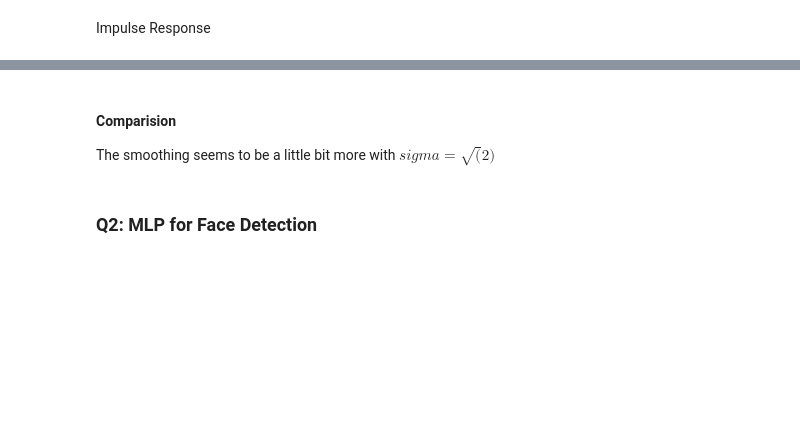
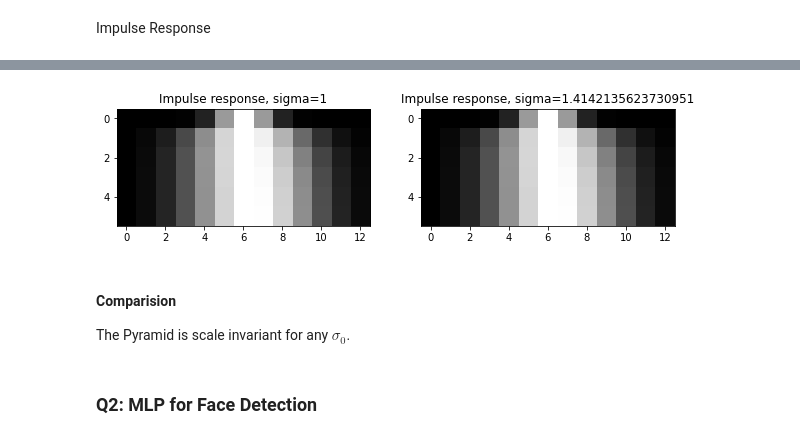
Before and after one commit to bhomaidan1990/Computer_Vision_Labs, a Jupyter notebook: CV_Lab_3.ipynb, the cells around one changed output, grey strips where cells are left out. Saved outputs shown, nothing was run; the diff lists cells and outputs as text; code cells hidden in the pictures; blank space fills up the shorter version.

Commit message:
Impulse Response Done.

```diff
--- a/CV_Lab_3.ipynb
+++ b/CV_Lab_3.ipynb
@@ -394,6 +215,61 @@ plt.show()
-# %% [markdown]
-#### Comparision
-The smoothing seems to be a little bit more with $sigma = \sqrt(2)$
+# %%
+#====================
+# Impulse Response
+#====================
+# Zeros 512x512 Black Image
+delta = np.zeros((512, 512), dtype=np.float32)
+# Dirac
+delta[255,255] = 255
+
+# sigmas
+sigma1 = 1
+sigma2 = sqrt(2)
+
+# Pyramids
+deltaPyramid1 = pyramid(delta, sigma_0=sigma1)
+deltaPyramid2 = pyramid(delta, sigma_0=sigma2)
+
+# Impulse Response for each level
+ImpResp1 = np.zeros((len(deltaPyramid1), 13),dtype=float)
+ImpResp2 = np.zeros((len(deltaPyramid2), 13),dtype=float)
+# sigma = 1
+for idx, level in enumerate(deltaPyramid1):
+    # # 1
+    # level = cv2.resize(level, (512, 512))# , interpolation=cv2.INTER_AREA
+    # ImpResp1[idx,:] = exposure.rescale_intensity(level[255, 249:262], in_range='image', out_range=(0,255)).astype(np.uint8)
+
+    # # 2
+    centery = level.shape[0]//2
+    centerx = level.shape[1]//2
+    ImpResp1[idx,:] = exposure.rescale_intensity(level[centery, (centerx-7):(centerx+6)], out_range=(0,255), in_range='image').astype(np.uint8)
+# sigma = sqrt(2)
+for idx, level in enumerate(deltaPyramid1):
+    # # 1
+    # level = cv2.resize(level, (512, 512))# , interpolation=cv2.INTER_AREA
+    # ImpResp1[idx,:] = exposure.rescale_intensity(level[255, 249:262], in_range='image', out_range=(0,255)).astype(np.uint8)
+
+    # # 2
+    centery = level.shape[0]//2
+    centerx = level.shape[1]//2
+    ImpResp2[idx,:] = exposure.rescale_intensity(level[centery, (centerx-7):(centerx+6)], out_range=(0,255), in_range='image').astype(np.uint8)
+
+#====================
+# Visualize Results
+#====================
+plt.figure(num="Pyramids", figsize=(10,10))
+plt.subplot(121)
+plt.imshow(ImpResp1, cmap='gray')
+plt.title('Impulse response, sigma={}'.format(sigma1))
+
+plt.subplot(122)
+plt.imshow(ImpResp2, cmap='gray')
+plt.title('Impulse response, sigma={}'.format(sigma2))
+plt.show()
+# %% [output]
+[figure, added]
+# %% [markdown]
+#### Comparision
+The Pyramid is scale invariant for any $\sigma_0$.
 # %% [markdown]
 ### Q2: MLP for Face Detection
 # %%
```
Also changed, not shown: parts of 9 cells of this notebook.
